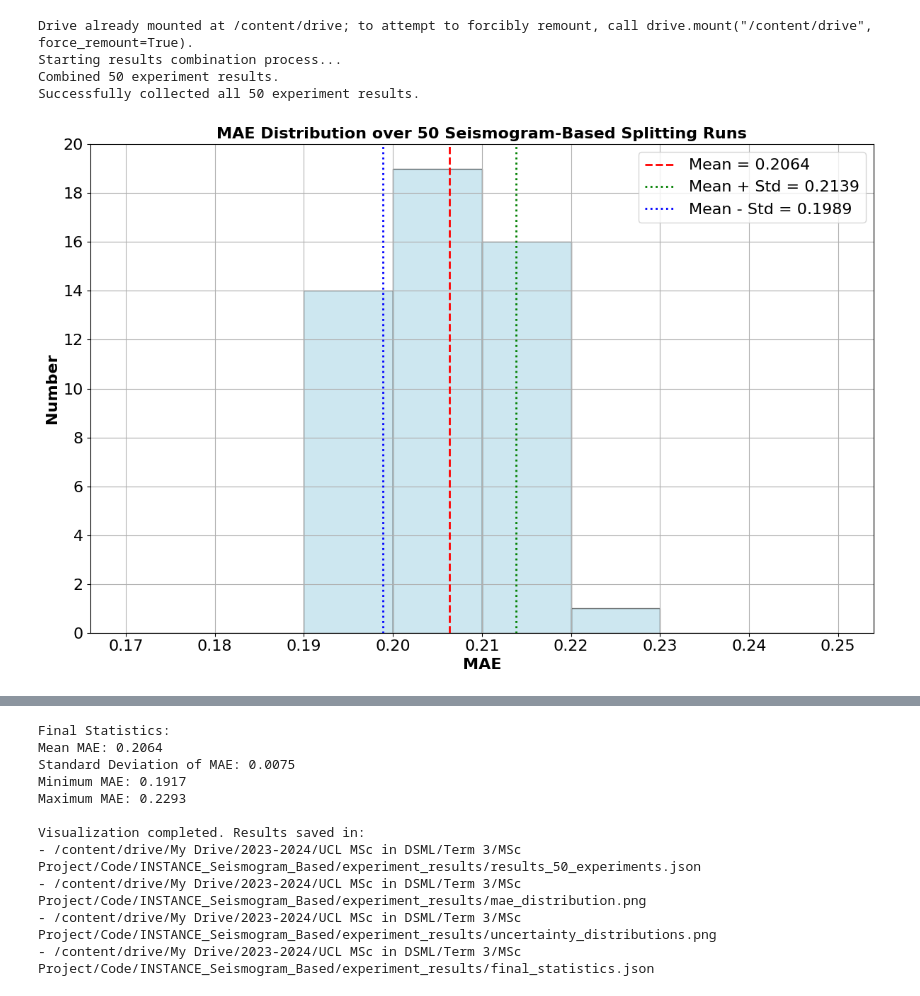
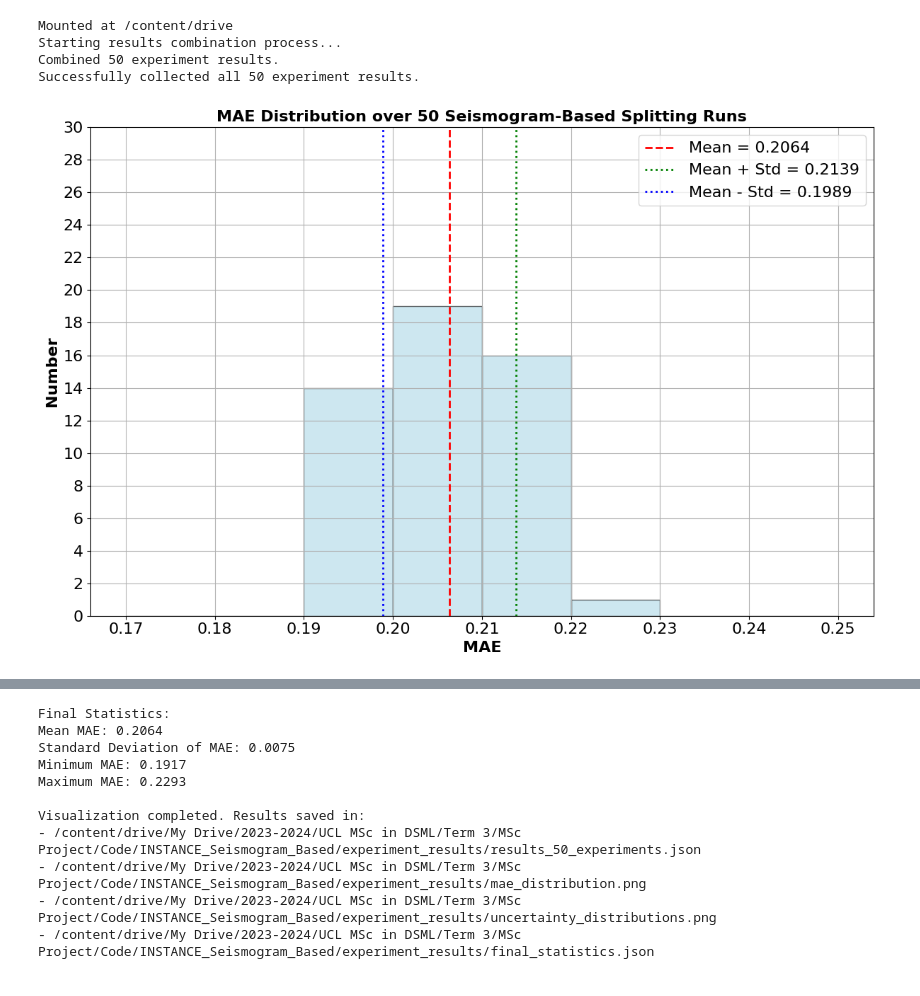
Before and after one commit to RoboRabbit666/Deep-Learning-For-Earthquake-Magnitude-Estimation, a Jupyter notebook: seismogram based data splitting/INSTANCE/INSTANCE_50_Experiments_Seismogram_Based_Splits_Combine_Results.ipynb, the cells around one changed output, grey strips where cells are left out. Saved outputs shown, nothing was run; the diff lists cells and outputs as text; code cells hidden in the pictures.

```diff
--- a/seismogram based data splitting/INSTANCE/INSTANCE_50_Experiments_Seismogram_Based_Splits_Combine_Results.ipynb
+++ b/seismogram based data splitting/INSTANCE/INSTANCE_50_Experiments_Seismogram_Based_Splits_Combine_Results.ipynb
@@ -117,11 +117,11 @@ def generate_visualizations(all_results):
     plt.title('MAE Distribution over 50 Seismogram-Based Splitting Runs',
               fontsize=16, fontweight='bold')
 
-    # Set y-axis limit to 14
-    plt.ylim(0, 20)
+    # Set y-axis limit to 30
+    plt.ylim(0, 30)
 
     plt.xticks(fixed_bins, fontsize=16)
-    plt.yticks(np.arange(0, 21, 2), fontsize=16)
+    plt.yticks(np.arange(0, 31, 2), fontsize=16)
     plt.legend(fontsize=16)
     plt.grid(True)
     plt.tight_layout()
@@ -191,35 +191,35 @@ def generate_visualizations(all_results):
             'mean_aleatoric_uncertainty': np.mean(aleatoric_values),
             'mean_epistemic_uncertainty': np.mean(epistemic_values),
             'mean_combined_uncertainty': np.mean(combined_values)
         }), f, indent=4)
 
     print("\nVisualization completed. Results saved in:")
     print(f"- {combined_results_file}")
     print(f"- {os.path.join(output_dir, 'mae_distribution.png')}")
     print(f"- {os.path.join(output_dir, 'uncertainty_distributions.png')}")
     print(f"- {os.path.join(output_dir, 'final_statistics.json')}")
 
 # Main execution
 if __name__ == "__main__":
     print("Starting results combination process...")
     all_results = combine_results()
 
     if len(all_results) == 50:
         print("Successfully collected all 50 experiment results.")
         generate_visualizations(all_results)
     else:
         print(f"Warning: Only found {len(all_results)} experiment results instead of 50.")
         user_input = input("Do you want to proceed with generating visualizations anyway? (y/n): ")
         if user_input.lower() == 'y':
             generate_visualizations(all_results)
         else:
             print("Visualization canceled. Please check that all experiment notebooks have completed successfully.")
 # %% [output]
-Drive already mounted at /content/drive; to attempt to forcibly remount, call drive.mount("/content/drive", force_remount=True).
+Mounted at /content/drive
 Starting results combination process...
 Combined 50 experiment results.
 Successfully collected all 50 experiment results.
-[figure, old version]
+[figure, new version]
 [figure]
 Final Statistics:
 Mean MAE: 0.2064
```
